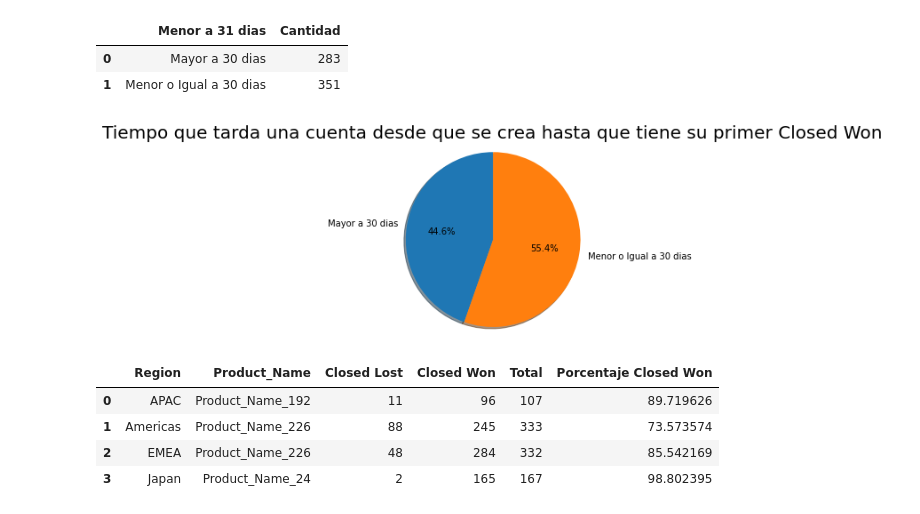
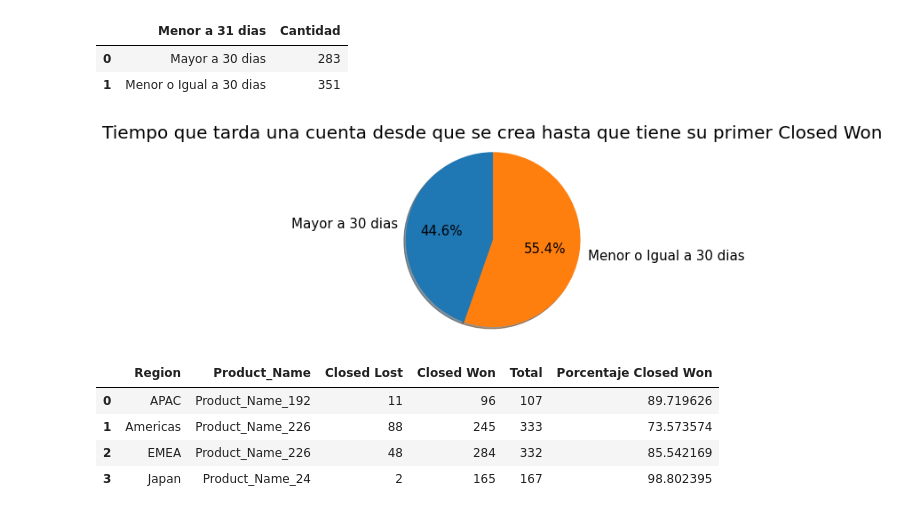
Before and after one commit to joaquinparodi/TP-DATOS, a Jupyter notebook: Analisis/Analisis Agustin.ipynb, the cells around one changed output. Saved outputs shown, nothing was run; the diff lists cells and outputs as text; code cells hidden in the pictures.

```diff
--- a/Analisis/Analisis Agustin.ipynb
+++ b/Analisis/Analisis Agustin.ipynb
@@ -422,15 +441,15 @@ df_dias
 # %%
 labels = df_dias['Menor a 31 dias']
 sizes = df_dias['Cantidad']
 explode = [0.01, 0.02]
 fig1, ax1 = plt.subplots()
 ax1.pie(sizes, labels=labels, autopct='%1.1f%%',
-        shadow=True, startangle=90)
+        shadow=True, startangle=90, textprops={'fontsize': 15})
 ax1.axis('equal')  # Equal aspect ratio ensures that pie is drawn as a circle.
 ax1.set_title("Tiempo que tarda una cuenta desde que se crea hasta que tiene su primer Closed Won", fontsize=20)
 plt.show()
 # %% [output]
-[figure, old version]
+[figure, new version]
 # %%
 df_product = df[['Product_Name', 'Region','Opportunity_Name', 'Stage']]
 df_product = df_product.groupby(['Product_Name', 'Region', 'Stage']).agg('count').reset_index().pivot_table(index=['Product_Name', 'Region'], columns='Stage', values='Opportunity_Name', fill_value=0).reset_index()
```
Also changed, not shown: parts of 4 cells of this notebook.
